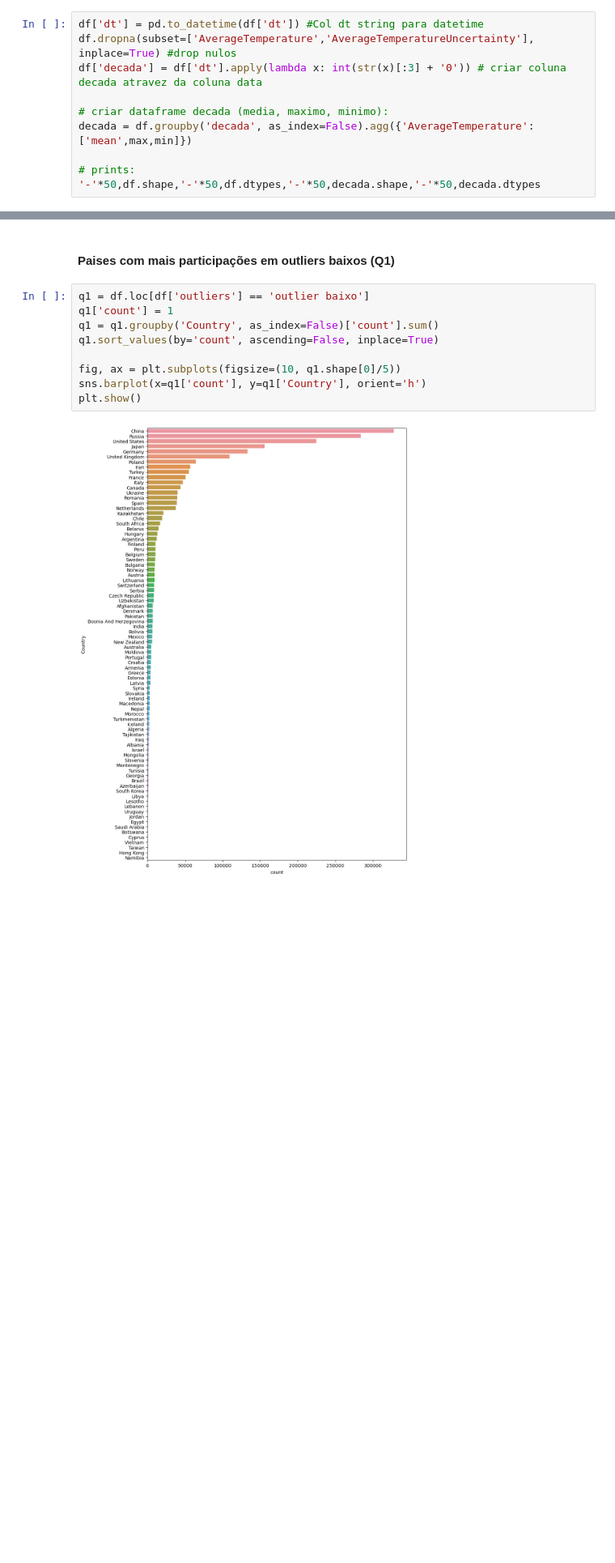
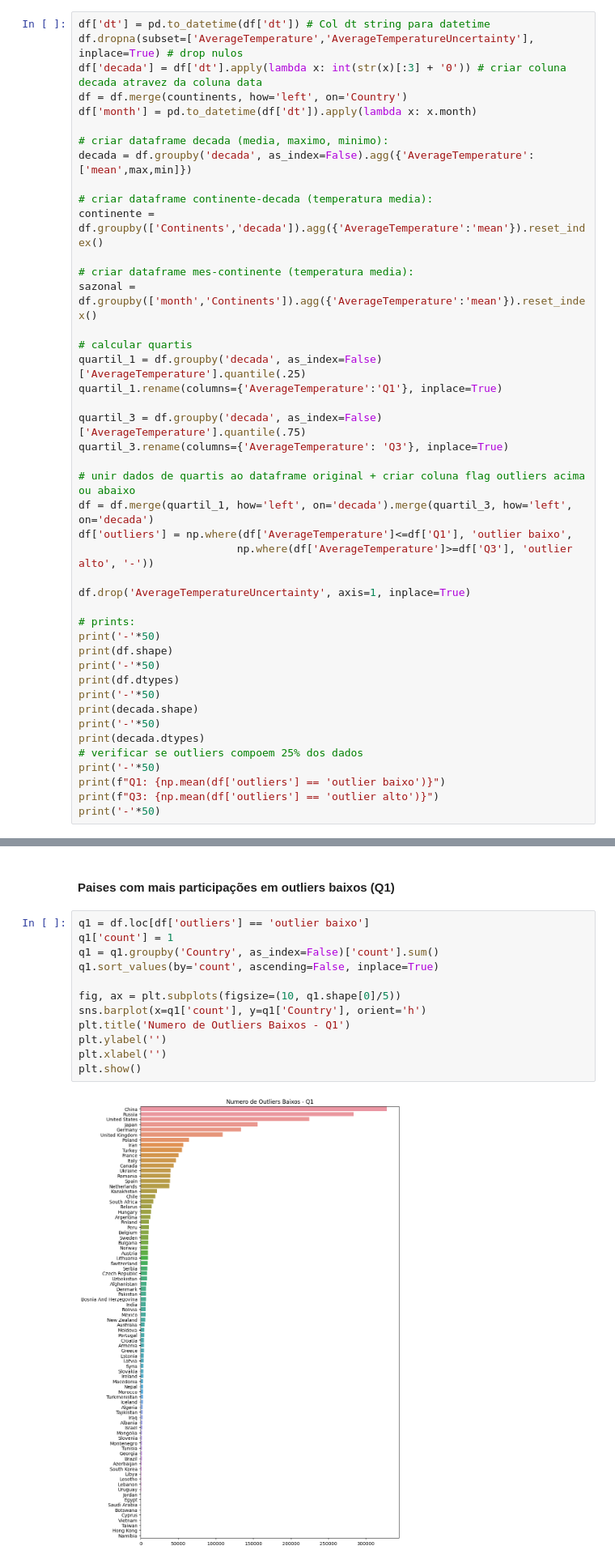
Before and after one commit to olher/ProjetoAplicado1, a Jupyter notebook: Analise Exploratoria.ipynb, the cells around one changed output, grey strips where cells are left out. Shown: that part at 81% size. Drawn from its saved outputs; the diff is of its cells as text; blank space fills up the shorter version.

Commit message:
Datasets + Complemento analise exploratoria
analise por continentes e sazonalidade

```diff
--- a/Analise Exploratoria.ipynb
+++ b/Analise Exploratoria.ipynb
@@ -69,11 +73,45 @@ dtype: int64
 # %%
-df['dt'] = pd.to_datetime(df['dt']) #Col dt string para datetime
-df.dropna(subset=['AverageTemperature','AverageTemperatureUncertainty'], inplace=True) #drop nulos
+df['dt'] = pd.to_datetime(df['dt']) # Col dt string para datetime
+df.dropna(subset=['AverageTemperature','AverageTemperatureUncertainty'], inplace=True) # drop nulos
 df['decada'] = df['dt'].apply(lambda x: int(str(x)[:3] + '0')) # criar coluna decada atravez da coluna data
+df = df.merge(countinents, how='left', on='Country')
+df['month'] = pd.to_datetime(df['dt']).apply(lambda x: x.month)
 
 # criar dataframe decada (media, maximo, minimo):
 decada = df.groupby('decada', as_index=False).agg({'AverageTemperature':['mean',max,min]})
 
+# criar dataframe continente-decada (temperatura media):
+continente = df.groupby(['Continents','decada']).agg({'AverageTemperature':'mean'}).reset_index()
+
+# criar dataframe mes-continente (temperatura media):
+sazonal = df.groupby(['month','Continents']).agg({'AverageTemperature':'mean'}).reset_index()
+
+# calcular quartis
+quartil_1 = df.groupby('decada', as_index=False)['AverageTemperature'].quantile(.25)
+quartil_1.rename(columns={'AverageTemperature':'Q1'}, inplace=True)
+
+quartil_3 = df.groupby('decada', as_index=False)['AverageTemperature'].quantile(.75)
+quartil_3.rename(columns={'AverageTemperature': 'Q3'}, inplace=True)
+
+# unir dados de quartis ao dataframe original + criar coluna flag outliers acima ou abaixo
+df = df.merge(quartil_1, how='left', on='decada').merge(quartil_3, how='left', on='decada')
+df['outliers'] = np.where(df['AverageTemperature']<=df['Q1'], 'outlier baixo',
+                         np.where(df['AverageTemperature']>=df['Q3'], 'outlier alto', '-'))
+
+df.drop('AverageTemperatureUncertainty', axis=1, inplace=True)
+
 # prints:
-'-'*50,df.shape,'-'*50,df.dtypes,'-'*50,decada.shape,'-'*50,decada.dtypes
+print('-'*50)
+print(df.shape)
+print('-'*50)
+print(df.dtypes)
+print('-'*50)
+print(decada.shape)
+print('-'*50)
+print(decada.dtypes)
+# verificar se outliers compoem 25% dos dados
+print('-'*50)
+print(f"Q1: {np.mean(df['outliers'] == 'outlier baixo')}")
+print(f"Q3: {np.mean(df['outliers'] == 'outlier alto')}")
+print('-'*50)
 # %% [output]
@@ -173,14 +244,17 @@ Q3: 0.2500413474935647
 # %%
 q1 = df.loc[df['outliers'] == 'outlier baixo']
 q1['count'] = 1
 q1 = q1.groupby('Country', as_index=False)['count'].sum()
 q1.sort_values(by='count', ascending=False, inplace=True)
 
 fig, ax = plt.subplots(figsize=(10, q1.shape[0]/5))
 sns.barplot(x=q1['count'], y=q1['Country'], orient='h')
+plt.title('Numero de Outliers Baixos - Q1')
+plt.ylabel('')
+plt.xlabel('')
 plt.show()
 # %% [output]
-[figure, old version]
+[figure, new version]
 # %% [markdown]
 #### Paises com mais participações em outliers alto (Q3)
 # %%
```
Also changed, not shown: parts of 24 cells of this notebook, 1 other file.
